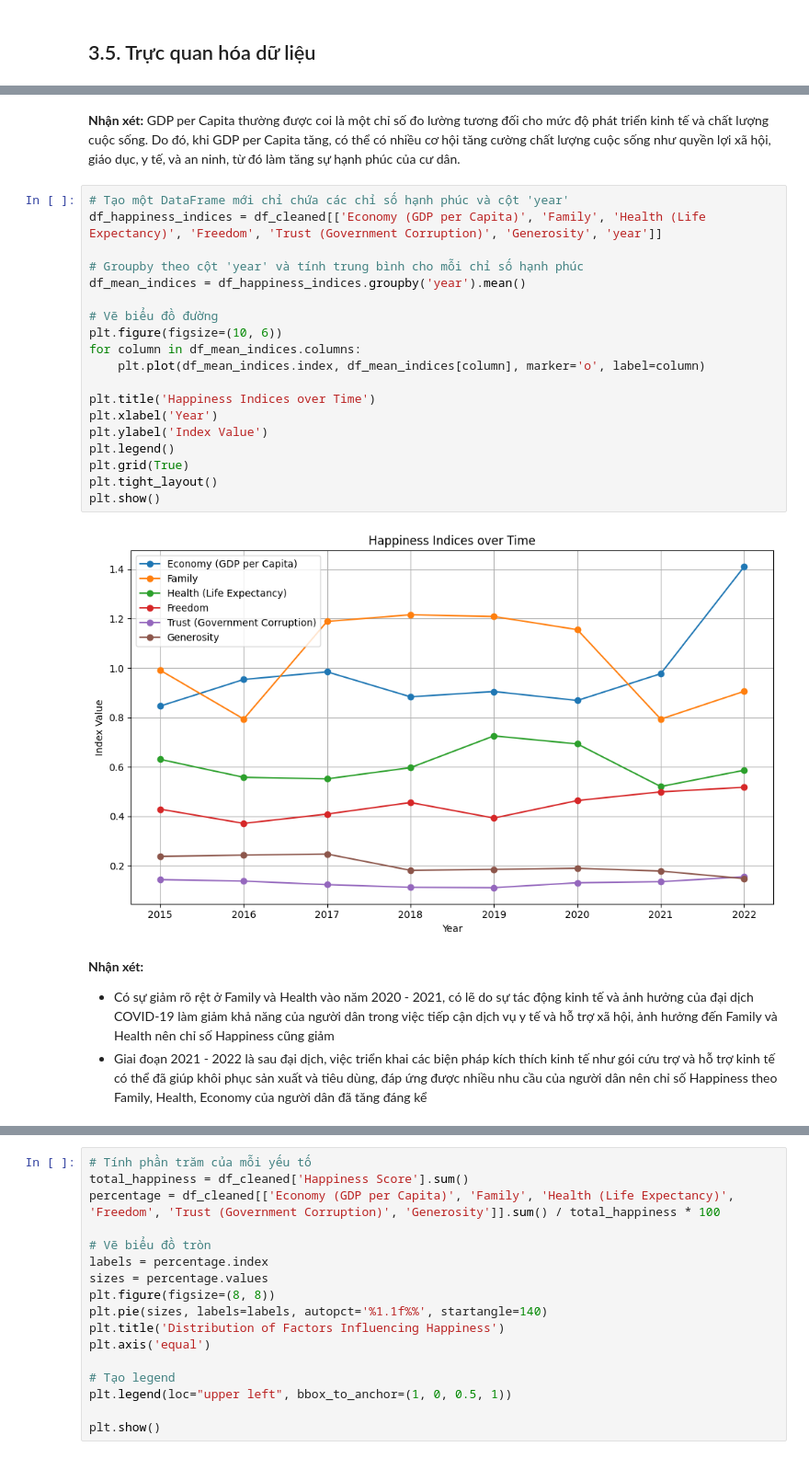
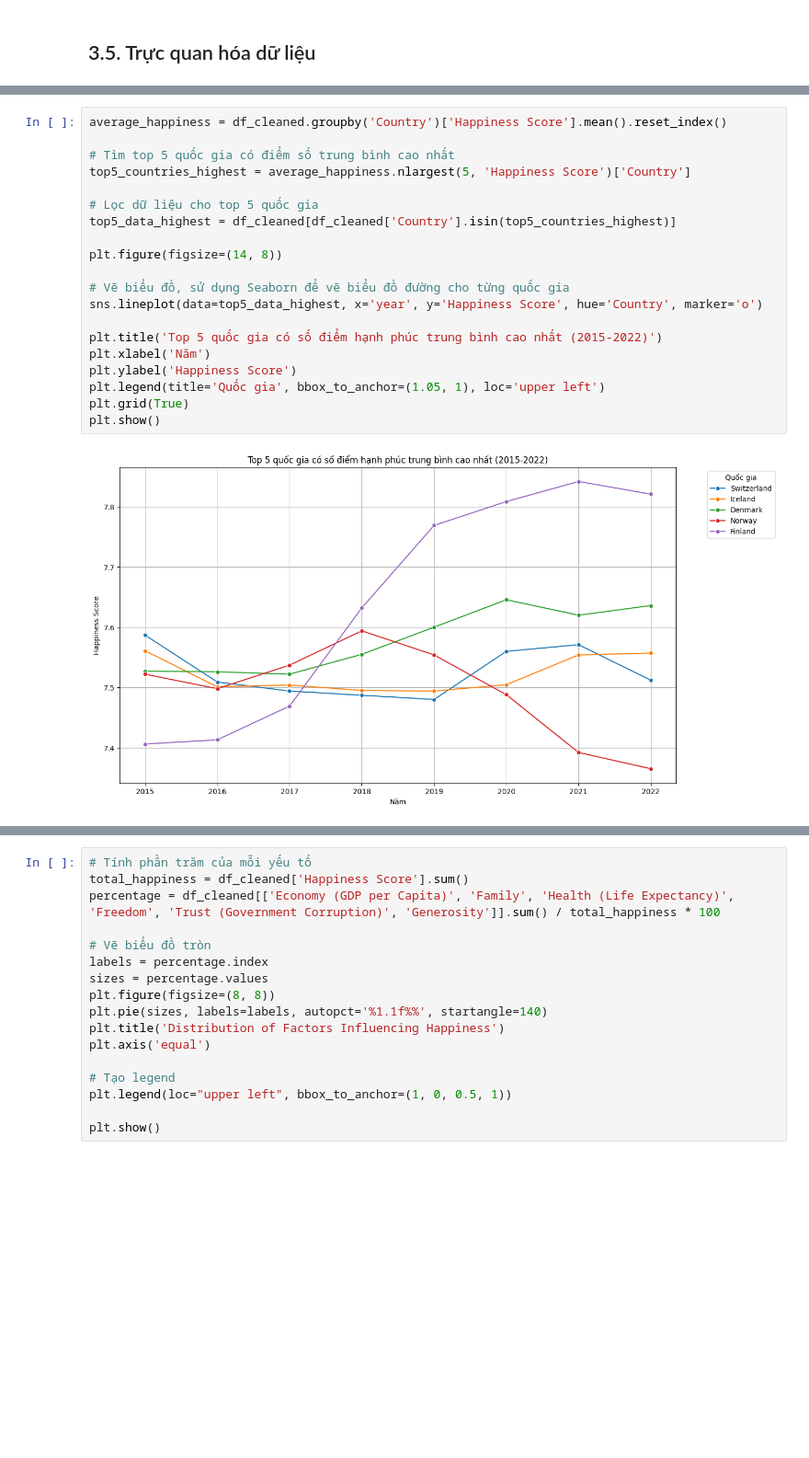
Before and after one commit to NgTrDung/DataMining_For_HappinessReport, a Jupyter notebook: Happiness_Report.ipynb, the cells around one changed output, grey strips where cells are left out. Shown at 92% size. Cells and saved outputs as stored; diff of their text form; blank space fills up the shorter version.

Commit message:
update visualization

```diff
--- a/Happiness_Report.ipynb
+++ b/Happiness_Report.ipynb
@@ -560,28 +526,22 @@ plt.show()
-# %% [markdown]
-**Nhận xét:**
-GDP per Capita thường được coi là một chỉ số đo lường tương đối cho mức độ phát triển kinh tế và chất lượng cuộc sống. Do đó, khi GDP per Capita tăng, có thể có nhiều cơ hội tăng cường chất lượng cuộc sống như quyền lợi xã hội, giáo dục, y tế, và an ninh, từ đó làm tăng sự hạnh phúc của cư dân.
-# %%
-# Tạo một DataFrame mới chỉ chứa các chỉ số hạnh phúc và cột 'year'
-df_happiness_indices = df_cleaned[['Economy (GDP per Capita)', 'Family', 'Health (Life Expectancy)', 'Freedom', 'Trust (Government Corruption)', 'Generosity', 'year']]
-
-# Groupby theo cột 'year' và tính trung bình cho mỗi chỉ số hạnh phúc
-df_mean_indices = df_happiness_indices.groupby('year').mean()
-
-# Vẽ biểu đồ đường
-plt.figure(figsize=(10, 6))
-for column in df_mean_indices.columns:
-    plt.plot(df_mean_indices.index, df_mean_indices[column], marker='o', label=column)
-
-plt.title('Happiness Indices over Time')
-plt.xlabel('Year')
-plt.ylabel('Index Value')
-plt.legend()
-plt.grid(True)
-plt.tight_layout()
-plt.show()
-# %% [output]
-[figure, removed]
-# %% [markdown]
-**Nhận xét:**
-- Có sự giảm rõ rệt ở Family và Health vào năm 2020 - 2021, có lẽ do sự tác động kinh tế và ảnh hưởng của đại dịch COVID-19 làm giảm khả năng của người dân trong việc tiếp cận dịch vụ y tế và hỗ trợ xã hội, ảnh hưởng đến Family và Health nên chỉ số Happiness cũng giảm
-- Giai đoạn 2021 - 2022 là sau đại dịch, việc triển khai các biện pháp kích thích kinh tế như gói cứu trợ và hỗ trợ kinh tế có thể đã giúp khôi phục sản xuất và tiêu dùng, đáp ứng được nhiều nhu cầu của người dân nên chỉ số Happiness theo Family, Health, Economy của người dân đã tăng đáng kể
+# %%
+average_happiness = df_cleaned.groupby('Country')['Happiness Score'].mean().reset_index()
+
+# Tìm top 5 quốc gia có điểm số trung bình cao nhất
+top5_countries_highest = average_happiness.nlargest(5, 'Happiness Score')['Country']
+
+# Lọc dữ liệu cho top 5 quốc gia
+top5_data_highest = df_cleaned[df_cleaned['Country'].isin(top5_countries_highest)]
+
+plt.figure(figsize=(14, 8))
+
+# Vẽ biểu đồ, sử dụng Seaborn để vẽ biểu đồ đường cho từng quốc gia
+sns.lineplot(data=top5_data_highest, x='year', y='Happiness Score', hue='Country', marker='o')
+
+plt.title('Top 5 quốc gia có số điểm hạnh phúc trung bình cao nhất (2015-2022)')
+plt.xlabel('Năm')
+plt.ylabel('Happiness Score')
+plt.legend(title='Quốc gia', bbox_to_anchor=(1.05, 1), loc='upper left')
+plt.grid(True)
+plt.show()
+# %% [output]
+[figure, added]
```
Also changed, not shown: parts of 27 cells of this notebook, 1 other file.
